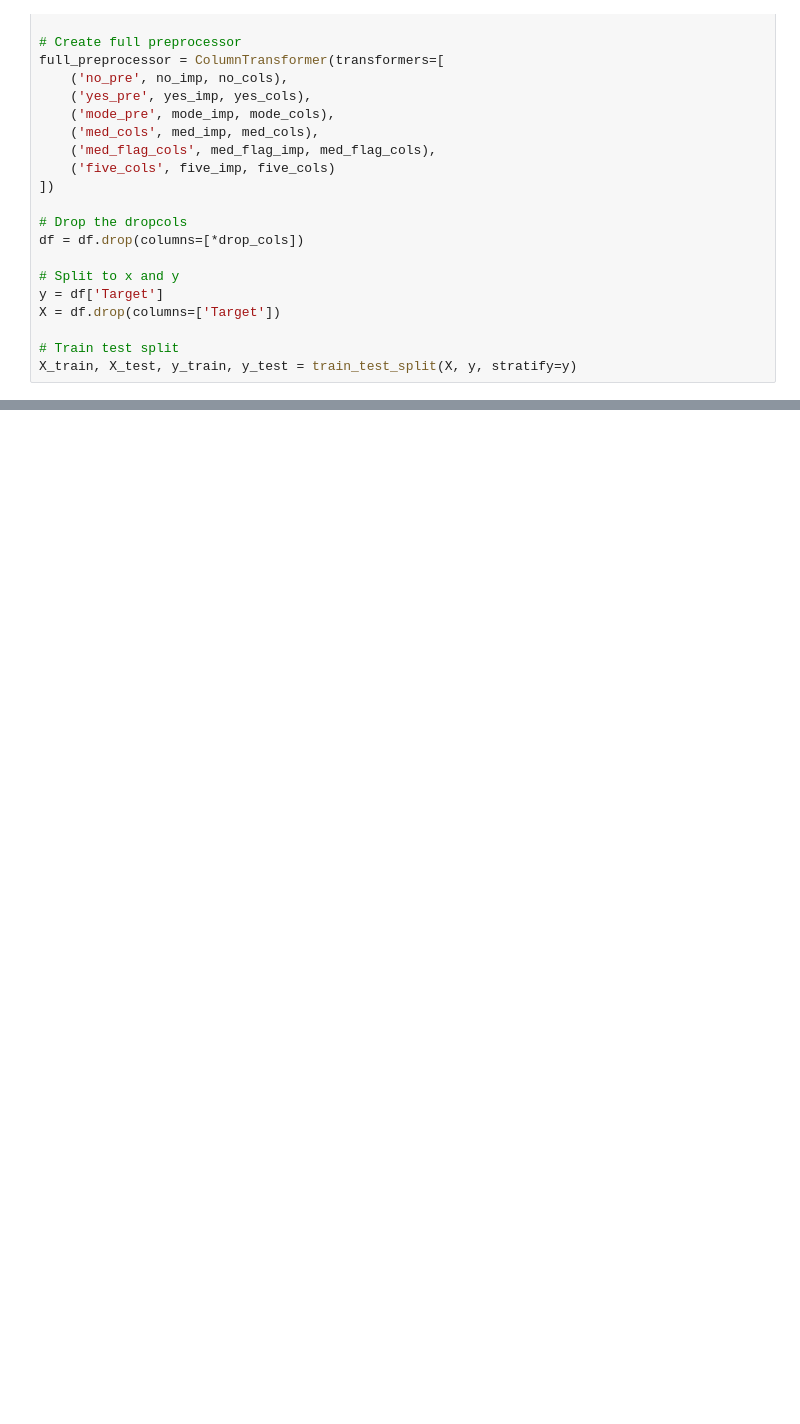
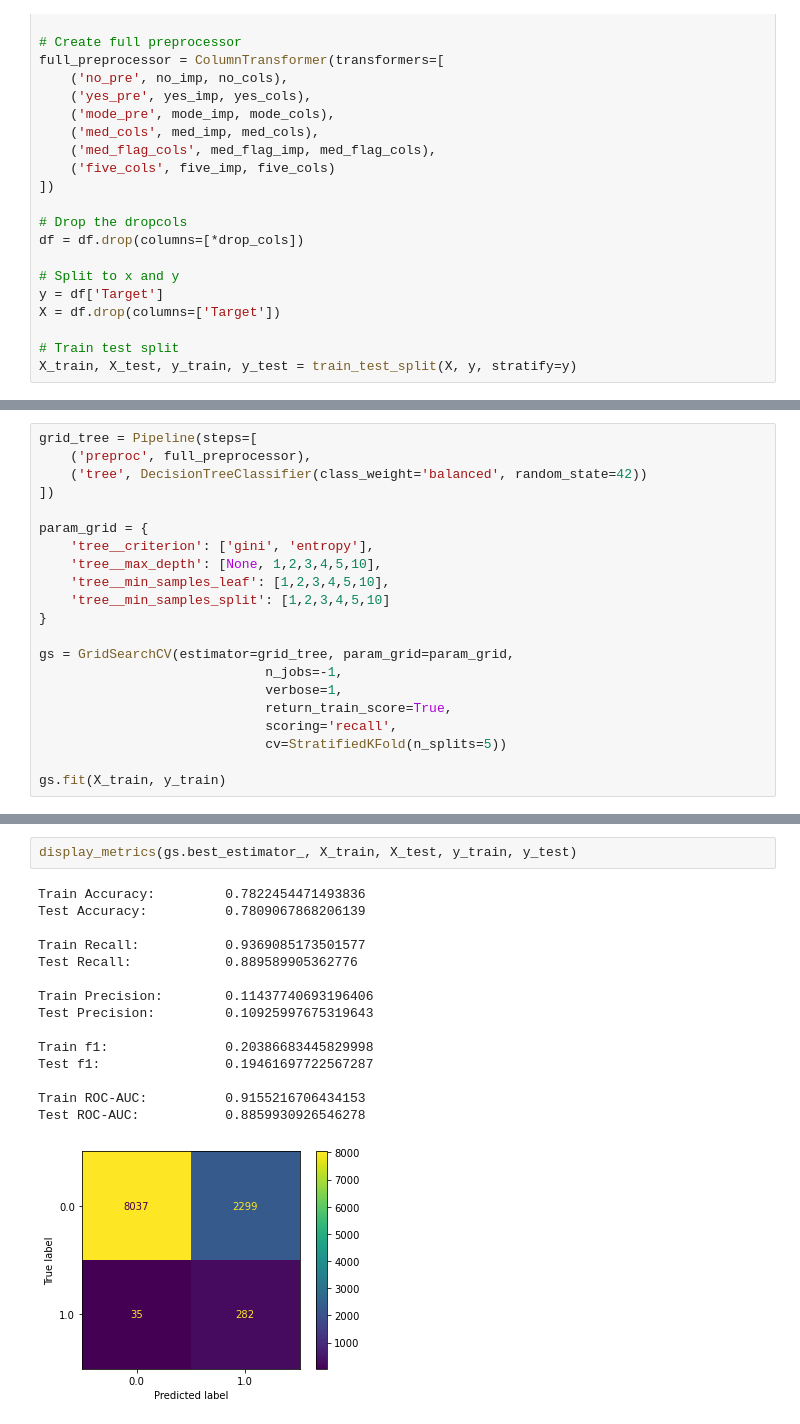
Before and after one commit to pjlannoo/ASD-Factors-ML, a Jupyter notebook: Notebooks/PhilNotebooks/FeatureExperimentation.ipynb, the cells around one changed output, grey strips where cells are left out. Cells and saved outputs as stored; diff of their text form; blank space fills up the shorter version.

```diff
--- a/Notebooks/PhilNotebooks/FeatureExperimentation.ipynb
+++ b/Notebooks/PhilNotebooks/FeatureExperimentation.ipynb
@@ -900,0 +860,21 @@ K4Q30_R: 0.8216543503089069
+# %%
+grid_tree = Pipeline(steps=[
+    ('preproc', full_preprocessor),
+    ('tree', DecisionTreeClassifier(class_weight='balanced', random_state=42))
+])
+
+param_grid = {
+    'tree__criterion': ['gini', 'entropy'],
+    'tree__max_depth': [None, 1,2,3,4,5,10],
+    'tree__min_samples_leaf': [1,2,3,4,5,10],
+    'tree__min_samples_split': [1,2,3,4,5,10]
+}
+
+gs = GridSearchCV(estimator=grid_tree, param_grid=param_grid,
+                             n_jobs=-1,
+                             verbose=1,
+                             return_train_score=True,
+                             scoring='recall',
+                             cv=StratifiedKFold(n_splits=5))
+
+gs.fit(X_train, y_train)
@@ -900,0 +916,18 @@ K4Q30_R: 0.8216543503089069
+# %%
+display_metrics(gs.best_estimator_, X_train, X_test, y_train, y_test)
+# %% [output]
+Train Accuracy:         0.7822454471493836
+Test Accuracy:          0.7809067868206139
+
+Train Recall:           0.9369085173501577
+Test Recall:            0.889589905362776
+
+Train Precision:        0.11437740693196406
+Test Precision:         0.10925997675319643
+
+Train f1:               0.20386683445829998
+Test f1:                0.19461697722567287
+
+Train ROC-AUC:          0.9155216706434153
+Test ROC-AUC:           0.8859930926546278
+[figure, added]
```
Also changed, not shown: parts of 25 cells of this notebook.
